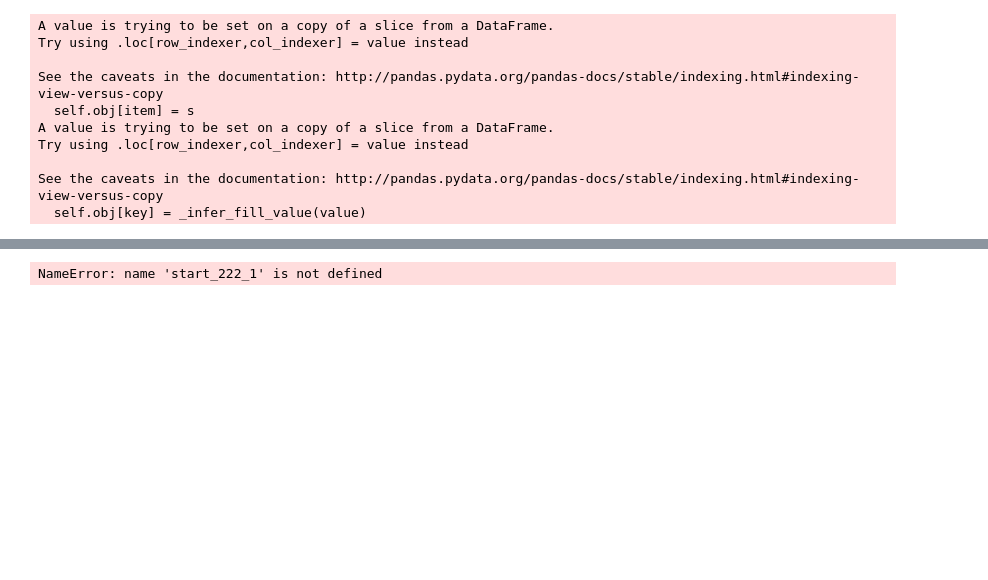
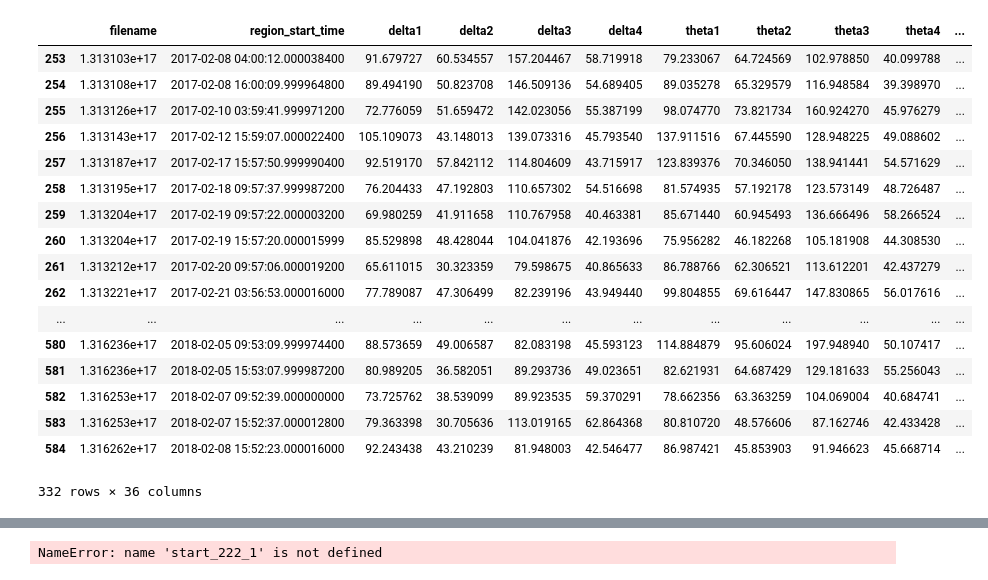
Before and after one commit to sdot08/Optimization-of-Responsive-Neurostimulation-RNS-Therapy-through-Data-Mining-Approaches, a Jupyter notebook: src/data_ready_1.ipynb, the cells around one changed output, grey strips where cells are left out. Cells and saved outputs as stored; diff of their text form; code cells hidden in the pictures; blank space fills up the shorter version.

Commit message:
finished rewriting code for prep

```diff
--- a/src/data_ready_1.ipynb
+++ b/src/data_ready_1.ipynb
@@ -49,16 +36,0 @@ raw_data = pd.concat(frames)
-# %%
-pat_list = [p231, p222_1, p222_2, p222_3]
-data_dict, epoch_label_dict, epoch_label_epi_dict = prep.prep_daily2(raw_data, pat_list)
-
-JJ.save_object(epoch_label_dict, 'epoch_label_dict.p')
-# %% [output]
-A value is trying to be set on a copy of a slice from a DataFrame.
-Try using .loc[row_indexer,col_indexer] = value instead
-
-See the caveats in the documentation: http://pandas.pydata.org/pandas-docs/stable/indexing.html#indexing-view-versus-copy
-  self.obj[item] = s
-A value is trying to be set on a copy of a slice from a DataFrame.
-Try using .loc[row_indexer,col_indexer] = value instead
-
-See the caveats in the documentation: http://pandas.pydata.org/pandas-docs/stable/indexing.html#indexing-view-versus-copy
-  self.obj[key] = _infer_fill_value(value)
@@ -89 +37,22 @@ def plot_epoch_mean(data_dict):
+# %%
+p231.features
+# %% [output]
+|  | filename | region_start_time | delta1 | delta2 | delta3 | delta4 | theta1 | theta2 | theta3 | theta4 | ... |
+| 253 | 1.313103e+17 | 2017-02-08 04:00:12.000038400 | 91.679727 | 60.534557 | 157.204467 | 58.719918 | 79.233067 | 64.724569 | 102.978850 | 40.099788 | ... |
+| 254 | 1.313108e+17 | 2017-02-08 16:00:09.999964800 | 89.494190 | 50.823708 | 146.509136 | 54.689405 | 89.035278 | 65.329579 | 116.948584 | 39.398970 | ... |
+| 255 | 1.313126e+17 | 2017-02-10 03:59:41.999971200 | 72.776059 | 51.659472 | 142.023056 | 55.387199 | 98.074770 | 73.821734 | 160.924270 | 45.976279 | ... |
+| 256 | 1.313143e+17 | 2017-02-12 15:59:07.000022400 | 105.109073 | 43.148013 | 139.073316 | 45.793540 | 137.911516 | 67.445590 | 128.948225 | 49.088602 | ... |
+| 257 | 1.313187e+17 | 2017-02-17 15:57:50.999990400 | 92.519170 | 57.842112 | 114.804609 | 43.715917 | 123.839376 | 70.346050 | 138.941441 | 54.571629 | ... |
+| 258 | 1.313195e+17 | 2017-02-18 09:57:37.999987200 | 76.204433 | 47.192803 | 110.657302 | 54.516698 | 81.574935 | 57.192178 | 123.573149 | 48.726487 | ... |
+| 259 | 1.313204e+17 | 2017-02-19 09:57:22.000003200 | 69.980259 | 41.911658 | 110.767958 | 40.463381 | 85.671440 | 60.945493 | 136.666496 | 58.266524 | ... |
+| 260 | 1.313204e+17 | 2017-02-19 15:57:20.000015999 | 85.529898 | 48.428044 | 104.041876 | 42.193696 | 75.956282 | 46.182268 | 105.181908 | 44.308530 | ... |
+| 261 | 1.313212e+17 | 2017-02-20 09:57:06.000019200 | 65.611015 | 30.323359 | 79.598675 | 40.865633 | 86.788766 | 62.306521 | 113.612201 | 42.437279 | ... |
+| 262 | 1.313221e+17 | 2017-02-21 03:56:53.000016000 | 77.789087 | 47.306499 | 82.239196 | 43.949440 | 99.804855 | 69.616447 | 147.830865 | 56.017616 | ... |
+| ... | ... | ... | ... | ... | ... | ... | ... | ... | ... | ... | ... |
+| 580 | 1.316236e+17 | 2018-02-05 09:53:09.999974400 | 88.573659 | 49.006587 | 82.083198 | 45.593123 | 114.884879 | 95.606024 | 197.948940 | 50.107417 | ... |
+| 581 | 1.316236e+17 | 2018-02-05 15:53:07.999987200 | 80.989205 | 36.582051 | 89.293736 | 49.023651 | 82.621931 | 64.687429 | 129.181633 | 55.256043 | ... |
+| 582 | 1.316253e+17 | 2018-02-07 09:52:39.000000000 | 73.725762 | 38.539099 | 89.923535 | 59.370291 | 78.662356 | 63.363259 | 104.069004 | 40.684741 | ... |
+| 583 | 1.316253e+17 | 2018-02-07 15:52:37.000012800 | 79.363398 | 30.705636 | 113.019165 | 62.864368 | 80.810720 | 48.576606 | 87.162746 | 42.433428 | ... |
+| 584 | 1.316262e+17 | 2018-02-08 15:52:23.000016000 | 92.243438 | 43.210239 | 81.948003 | 42.546477 | 86.987421 | 45.853903 | 91.946623 | 45.668714 | ... |
+332 rows × 36 columns
 # %%
```
Also changed, not shown: parts of 12 cells of this notebook, 4 other files.
